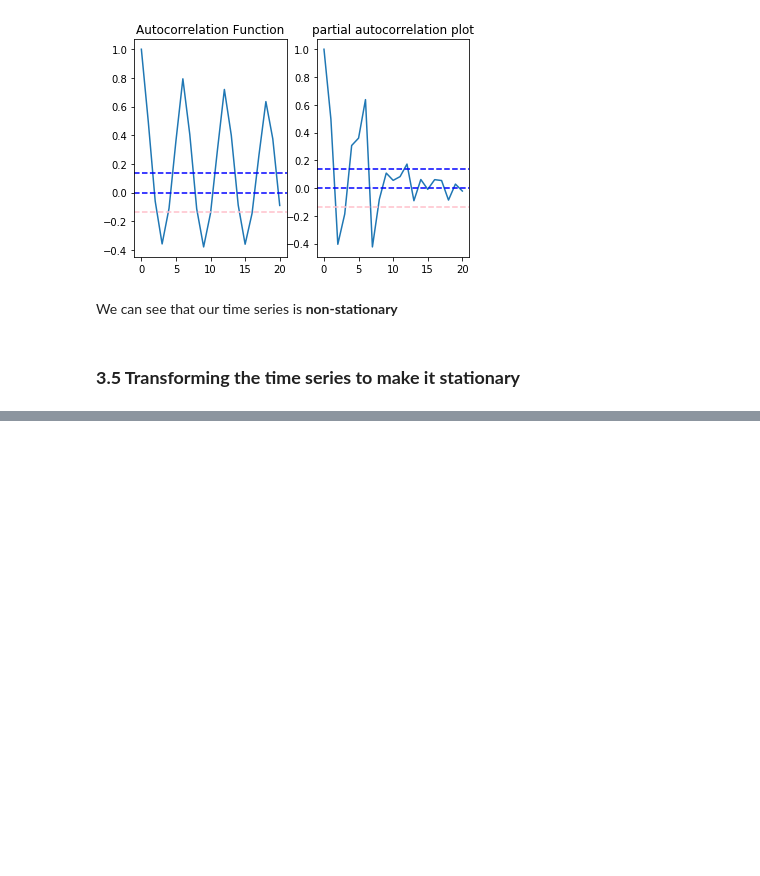
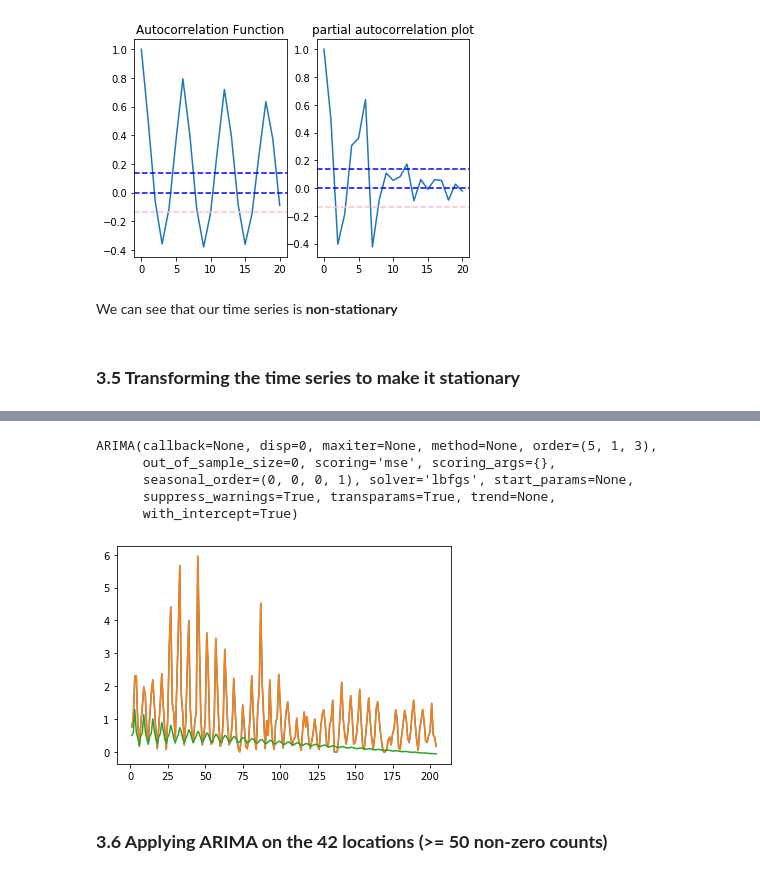
Before and after one commit to Angps1995/Spatial-Temporal-Models-for-delivery-demand-forecast, a Jupyter notebook: ExploratoryAnalysis/ExploratoryAnalysis.ipynb, the cells around one changed output, grey strips where cells are left out. Cells and saved outputs as stored; diff of their text form; code cells hidden in the pictures; blank space fills up the shorter version.

```diff
--- a/ExploratoryAnalysis/ExploratoryAnalysis.ipynb
+++ b/ExploratoryAnalysis/ExploratoryAnalysis.ipynb
@@ -257,0 +296,22 @@ We can see that our time series is **non-stationary**
+# %%
+model = auto_arima(mean_demand_all, trace=False, error_action='ignore', suppress_warnings=True)
+model.fit(mean_demand_all)
+# %% [output]
+ARIMA(callback=None, disp=0, maxiter=None, method=None, order=(5, 1, 3),
+      out_of_sample_size=0, scoring='mse', scoring_args={},
+      seasonal_order=(0, 0, 0, 1), solver='lbfgs', start_params=None,
+      suppress_warnings=True, transparams=True, trend=None,
+      with_intercept=True)
+# %%
+forecast = model.predict(n_periods=len(mean_demand_all))
+forecast = pd.DataFrame(forecast,index = mean_demand_all.index,columns=['Prediction'])
+
+#plot the predictions for validation set
+plt.plot(mean_demand_all, label='Train')
+plt.plot(mean_demand_all, label='Valid')
+plt.plot(forecast, label='Prediction')
+plt.show()
+# %% [output]
+[figure, added]
+# %% [markdown]
+### **3.6 Applying ARIMA on the 42 locations (>= 50 non-zero counts)**
```
Also changed, not shown: parts of 10 cells of this notebook.
